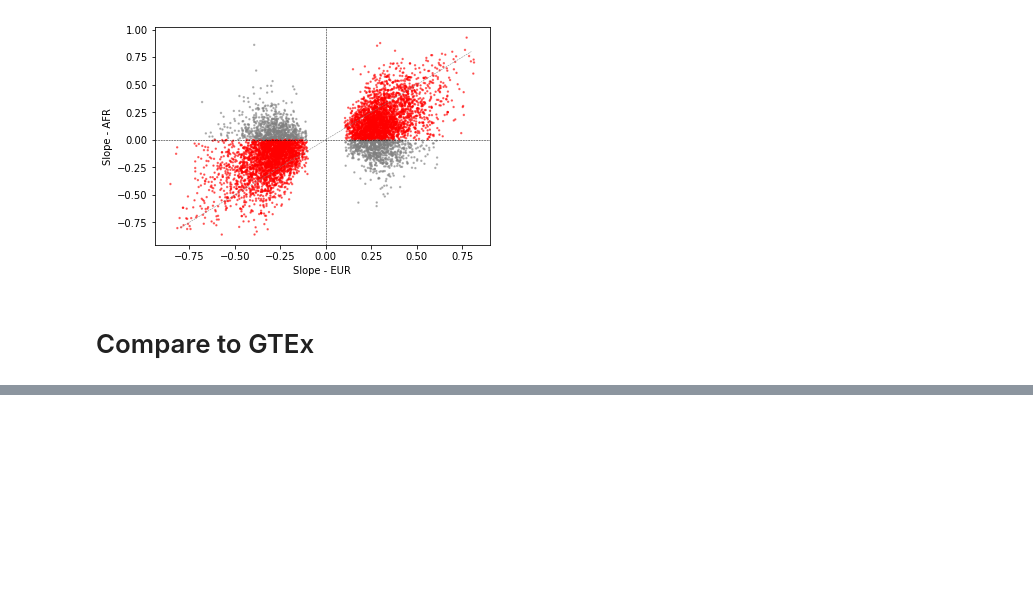
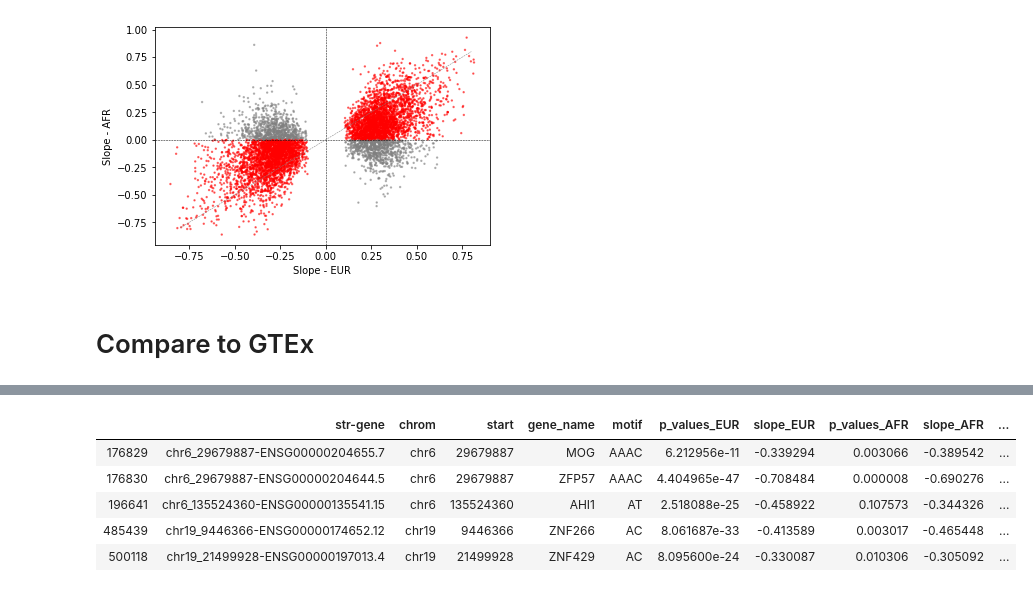
Before and after one commit to gymreklab/1000Genomes-TR-Analysis, a Jupyter notebook: geuvadis/GeuvadisPlots.ipynb, the cells around one changed output, grey strips where cells are left out. Drawn from its saved outputs; the diff is of its cells as text; code cells hidden in the pictures; blank space fills up the shorter version.

```diff
--- a/geuvadis/GeuvadisPlots.ipynb
+++ b/geuvadis/GeuvadisPlots.ipynb
@@ -161,0 +257,9 @@ for t in TISSUES:
+# %%
+xx[(xx["motif"]!="A") & (xx["slope_EUR"]<-0.3) & (xx["slope_AFR"]<-0.3) & (xx["nalleles-EUR"]>4)]
+# %% [output]
+|  | str-gene | chrom | start | gene_name | motif | p_values_EUR | slope_EUR | p_values_AFR | slope_AFR | ... |
+| 176829 | chr6_29679887-ENSG00000204655.7 | chr6 | 29679887 | MOG | AAAC | 6.212956e-11 | -0.339294 | 0.003066 | -0.389542 | ... |
+| 176830 | chr6_29679887-ENSG00000204644.5 | chr6 | 29679887 | ZFP57 | AAAC | 4.404965e-47 | -0.708484 | 0.000008 | -0.690276 | ... |
+| 196641 | chr6_135524360-ENSG00000135541.15 | chr6 | 135524360 | AHI1 | AT | 2.518088e-25 | -0.458922 | 0.107573 | -0.344326 | ... |
+| 485439 | chr19_9446366-ENSG00000174652.12 | chr19 | 9446366 | ZNF266 | AC | 8.061687e-33 | -0.413589 | 0.003017 | -0.465448 | ... |
+| 500118 | chr19_21499928-ENSG00000197013.4 | chr19 | 21499928 | ZNF429 | AC | 8.095600e-24 | -0.330087 | 0.010306 | -0.305092 | ... |
```
Also changed, not shown: parts of 12 cells of this notebook, 1 other file.
